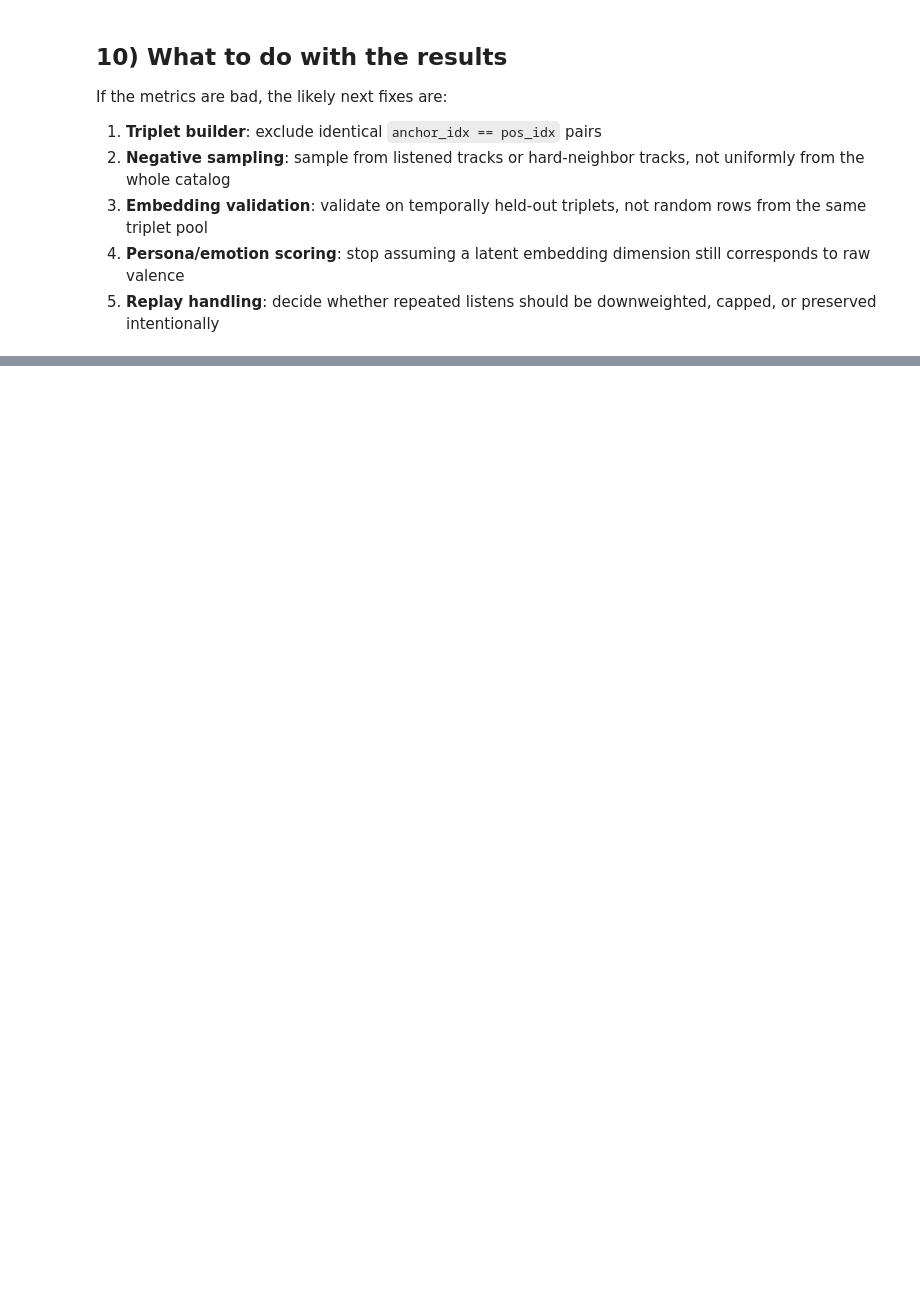
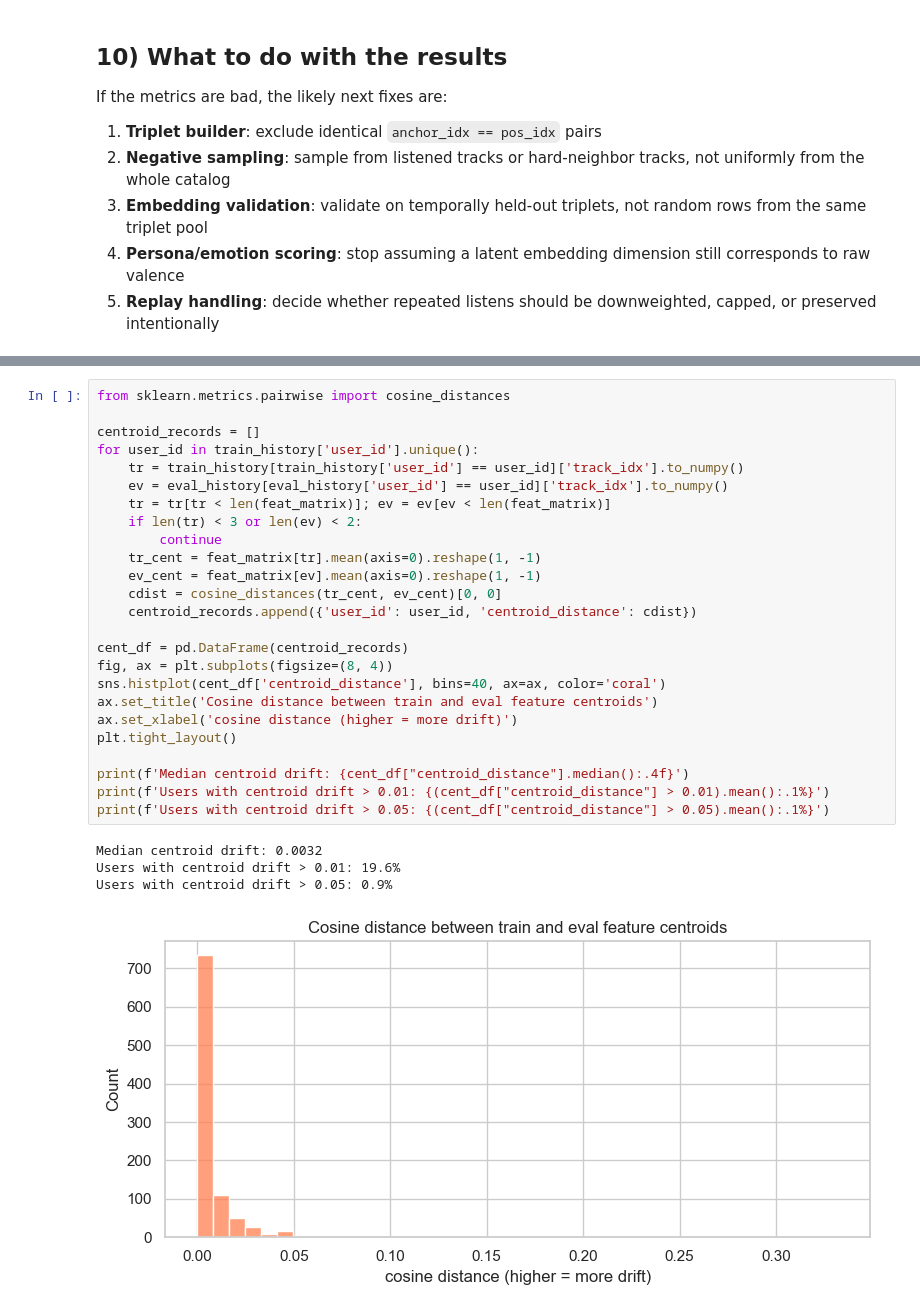
Before and after one commit to andy-rdzzz/Music-Discovery-Engine, a Jupyter notebook: notebooks/01_targeted_pipeline_eda.ipynb, the cells around one changed output, grey strips where cells are left out. Drawn from its saved outputs; the diff is of its cells as text; blank space fills up the shorter version.

```diff
--- a/notebooks/01_targeted_pipeline_eda.ipynb
+++ b/notebooks/01_targeted_pipeline_eda.ipynb
@@ -654,0 +834,30 @@ If the metrics are bad, the likely next fixes are:
+# %%
+from sklearn.metrics.pairwise import cosine_distances
+
+centroid_records = []
+for user_id in train_history['user_id'].unique():
+    tr = train_history[train_history['user_id'] == user_id]['track_idx'].to_numpy()
+    ev = eval_history[eval_history['user_id'] == user_id]['track_idx'].to_numpy()
+    tr = tr[tr < len(feat_matrix)]; ev = ev[ev < len(feat_matrix)]
+    if len(tr) < 3 or len(ev) < 2:
+        continue
+    tr_cent = feat_matrix[tr].mean(axis=0).reshape(1, -1)
+    ev_cent = feat_matrix[ev].mean(axis=0).reshape(1, -1)
+    cdist = cosine_distances(tr_cent, ev_cent)[0, 0]
+    centroid_records.append({'user_id': user_id, 'centroid_distance': cdist})
+
+cent_df = pd.DataFrame(centroid_records)
+fig, ax = plt.subplots(figsize=(8, 4))
+sns.histplot(cent_df['centroid_distance'], bins=40, ax=ax, color='coral')
+ax.set_title('Cosine distance between train and eval feature centroids')
+ax.set_xlabel('cosine distance (higher = more drift)')
+plt.tight_layout()
+
+print(f'Median centroid drift: {cent_df["centroid_distance"].median():.4f}')
+print(f'Users with centroid drift > 0.01: {(cent_df["centroid_distance"] > 0.01).mean():.1%}')
+print(f'Users with centroid drift > 0.05: {(cent_df["centroid_distance"] > 0.05).mean():.1%}')
+# %% [output]
+Median centroid drift: 0.0032
+Users with centroid drift > 0.01: 19.6%
+Users with centroid drift > 0.05: 0.9%
+[figure, added]
```
Also changed, not shown: parts of 39 cells of this notebook.
